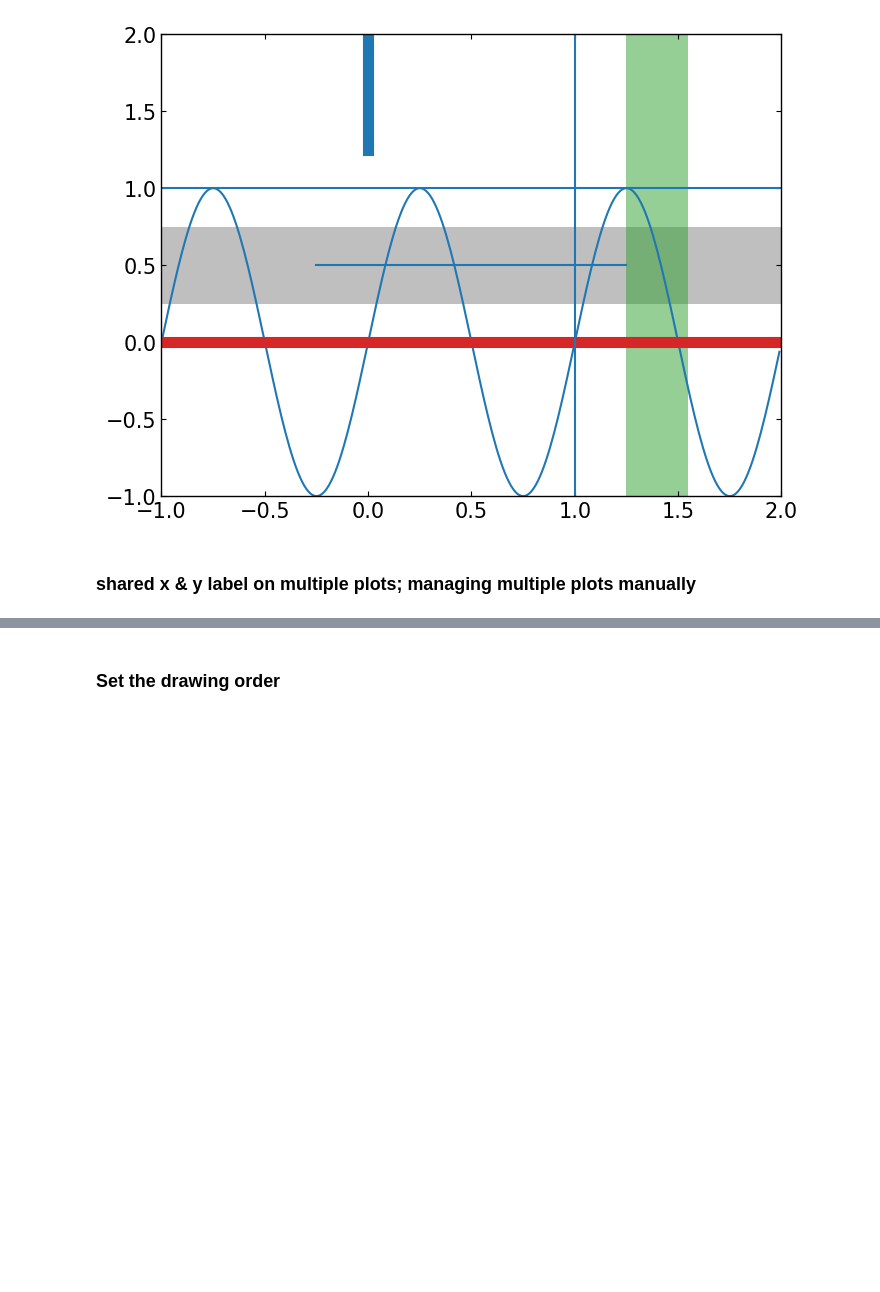
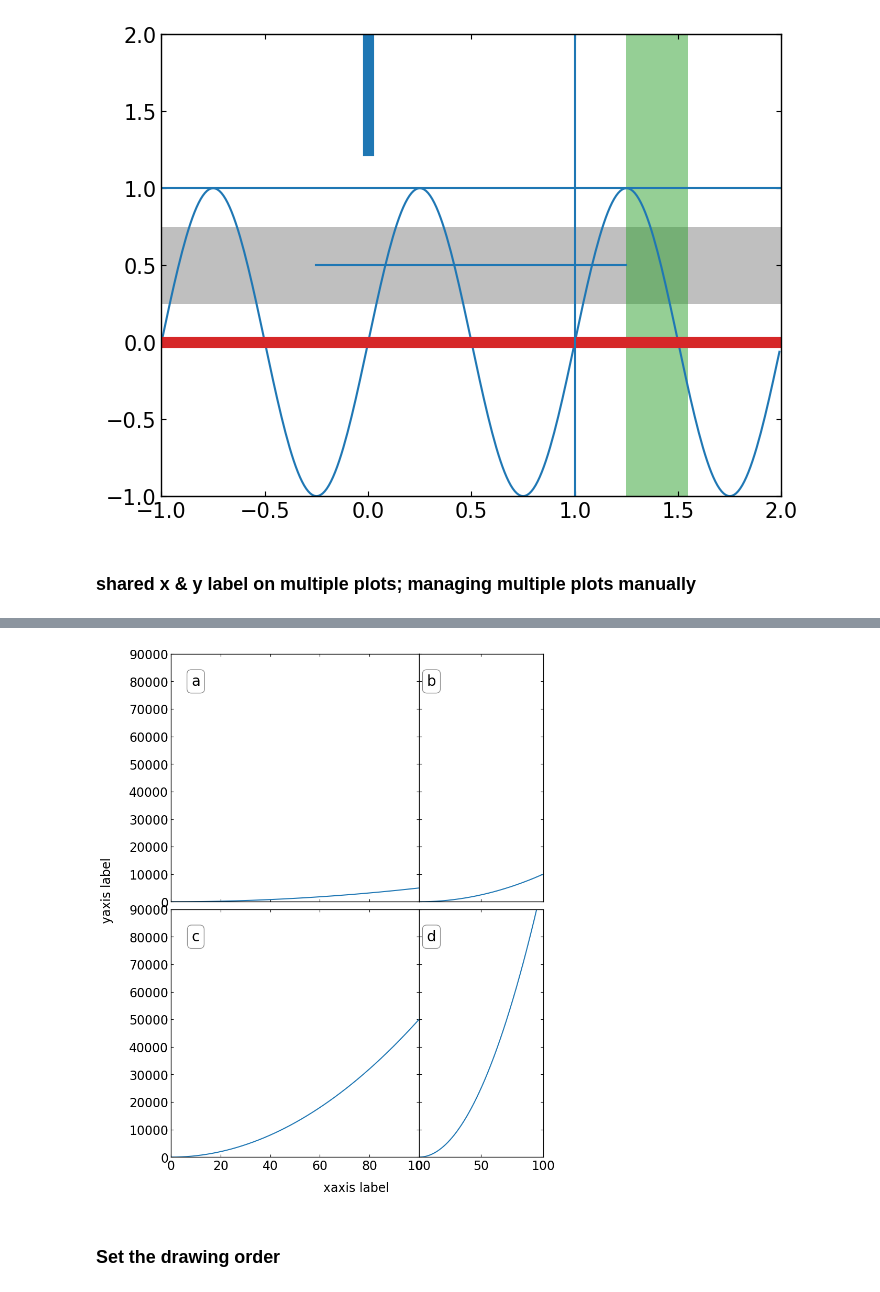
Before and after one commit to astrodoo/CodeExr, a Jupyter notebook: Python/ipynb/matplotlib3.ipynb, the cells around one changed output, grey strips where cells are left out. Saved outputs shown, nothing was run; the diff lists cells and outputs as text; code cells hidden in the pictures; blank space fills up the shorter version.

```diff
--- a/Python/ipynb/matplotlib3.ipynb
+++ b/Python/ipynb/matplotlib3.ipynb
@@ -682,0 +683,84 @@ fig.subplots_adjust(left=pltx0[0]/winxs,right=1-pltx0[1]/winxs,bottom=plty0[0]/w
+# %%
+""" Another way of drawing multiple plots """
+
+import matplotlib.pyplot as plt
+import numpy as np
+
+%matplotlib inline
+
+xlim = [0,100]
+ylim = [0,90000]
+
+x = np.linspace(0,100,5000)
+y1 = x**2/2.
+y2 = x**2
+y3 = x**2*5
+y4 = x**2*10
+
+# subplots configuration  (position should be converted to normal scale)
+pltx0=[30.,10.]; plty0=[20.,10.]   # margin left & right
+pltxw=0.; pltyw=3.                # x(horizontal), y(vertical) gap
+pltxs1=100.; pltxs2=50.
+pltys=100.             # plot size
+winxs=np.sum(pltx0)+pltxs1+pltxs2+pltxw; winys=np.sum(plty0)+2*pltys+pltyw
+
+bbox_props = dict(boxstyle="round", fc="w", ec="0.5", alpha=0.9)
+
+# definition for the axes
+left1, width1 = pltx0[0]/winxs, pltxs1/winxs
+left2, width2 = (pltx0[0]+pltxs1+pltxw)/winxs, pltxs2/winxs
+bottom1, height1 = (plty0[0]+pltys+pltyw)/winys, pltys/winys
+bottom2, height2 = plty0[0]/winys, pltys/winys
+
+# axes positions
+# [ 1,1  2,1
+#   1,2  2,2 ]
+
+plt.figure(figsize=(9,9*winys/winxs))
+
+# first plot
+ax1  = plt.axes([left1,bottom1,width1,height1])
+ax1.plot(x,y1)
+ax1.set_xlim(xlim[0], xlim[1])
+ax1.set_ylim(ylim[0], ylim[1])
+ax1.text(10, 80000, "a", ha="center", va="center", size=20,
+        bbox=bbox_props)
+plt.setp(ax1.get_xticklabels(), visible=False)
+
+# second plot
+ax2  = plt.axes([left2,bottom1,width2,height1])
+ax2.plot(x,y2)
+ax2.set_xlim(xlim[0], xlim[1])
+ax2.set_ylim(ylim[0], ylim[1])
+ax2.text(10, 80000, "b", ha="center", va="center", size=20,
+        bbox=bbox_props)
+
+plt.setp(ax2.get_xticklabels(), visible=False)
+plt.setp(ax2.get_yticklabels(), visible=False)
+#plt.subplots_adjust(wspace=pltxw/pltxs)
+
+# third plot
+ax3  = plt.axes([left1,bottom2,width1,height2])
+ax3.plot(x,y3)
+ax3.set_xlim(xlim[0], xlim[1])
+ax3.set_ylim(ylim[0], ylim[1])
+ax3.text(10, 80000, "c", ha="center", va="center", size=20,
+        bbox=bbox_props)
+
+#plt.subplots_adjust(hspace=pltyw/pltys)
+
+# forth plot
+ax4  = plt.axes([left2,bottom2,width2,height2])
+ax4.plot(x,y4)
+ax4.set_xlim(xlim[0], xlim[1])
+ax4.set_ylim(ylim[0], ylim[1])
+ax4.text(10, 80000, "d", ha="center", va="center", size=20,
+        bbox=bbox_props)
+
+plt.setp(ax4.get_yticklabels(), visible=False)
+#plt.subplots_adjust(hspace=pltyw/pltys, wspace=pltxw/pltxs)
+
+# set the figure label
+plt.annotate('yaxis label',(0.01,0.6),xycoords='figure fraction',rotation='vertical')
+plt.annotate('xaxis label',(0.49,0.02),xycoords='figure fraction')
+# %% [output]
@@ -683,3 +768,4 @@ fig.subplots_adjust(left=pltx0[0]/winxs,right=1-pltx0[1]/winxs,bottom=plty0[0]/w
+[figure, added]
 # %% [markdown]
 ### Set the drawing order
 # %%
```
Also changed, not shown: parts of 2 cells of this notebook, 2 other files.
